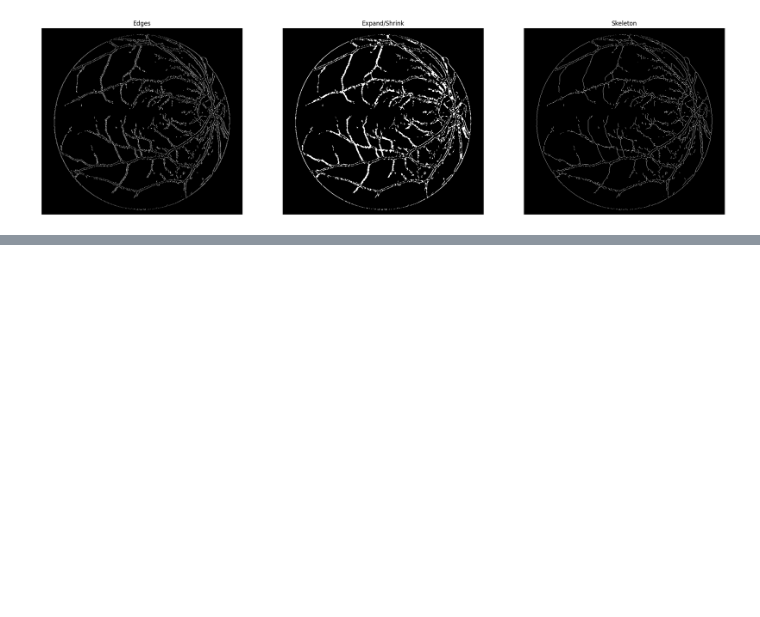
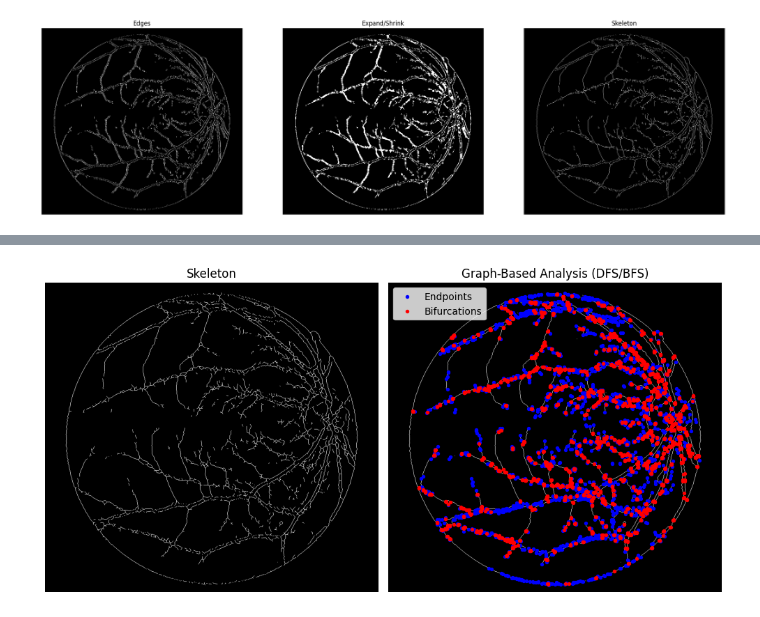
Before and after one commit to Shreyas8612/Image_Processing_Fundas_Images, a Jupyter notebook: Image_Processing.ipynb, the cells around one changed output, grey strips where cells are left out. Cells and saved outputs as stored; diff of their text form; code cells hidden in the pictures; blank space fills up the shorter version.

Commit message:
Graph Based Analysis

```diff
--- a/Image_Processing.ipynb
+++ b/Image_Processing.ipynb
@@ -414,0 +567,26 @@ plt.axis("off")
+# %%
+# Perform graph-based analysis
+endpoint_coords_graph, bifurcation_coords_graph = graph_based_analysis(skeleton)
+
+# Create a figure with two side-by-side subplots
+fig, axes = plt.subplots(1, 2, figsize=(10, 5))
+
+# Plot the original skeleton image
+axes[0].imshow(skeleton, cmap='gray')
+axes[0].set_title("Skeleton")
+axes[0].axis('off')
+
+# Plot the skeleton with endpoints and bifurcations overlaid
+axes[1].imshow(skeleton, cmap='gray')
+if len(endpoint_coords_graph) > 0:
+    axes[1].scatter(endpoint_coords_graph[:, 1], endpoint_coords_graph[:, 0], color='blue', label='Endpoints', s=8)
+if len(bifurcation_coords_graph) > 0:
+    axes[1].scatter(bifurcation_coords_graph[:, 1], bifurcation_coords_graph[:, 0], color='red', label='Bifurcations', s=8)
+axes[1].set_title("Graph-Based Analysis (DFS/BFS)")
+axes[1].legend()
+axes[1].axis('off')
+
+plt.tight_layout()
+plt.show()
+# %% [output]
+[figure, added]
```
Also changed, not shown: parts of 3 cells of this notebook.
